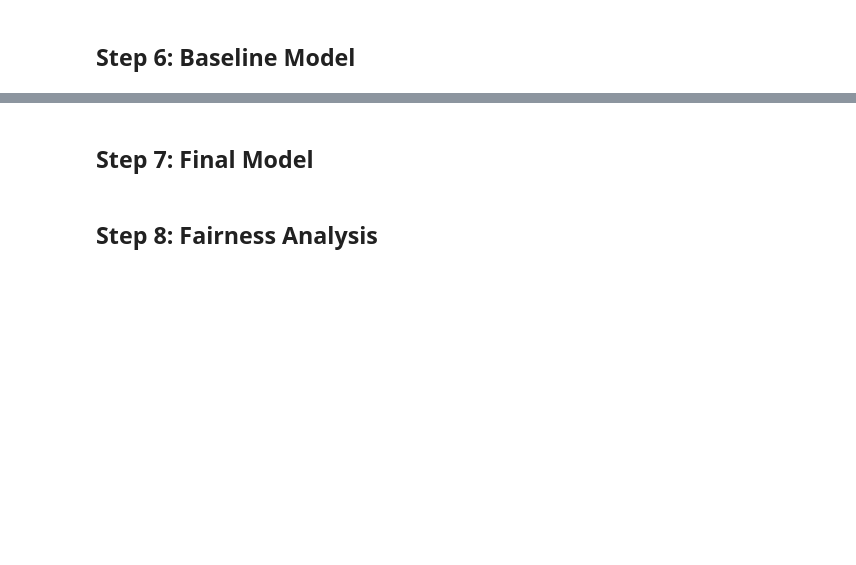
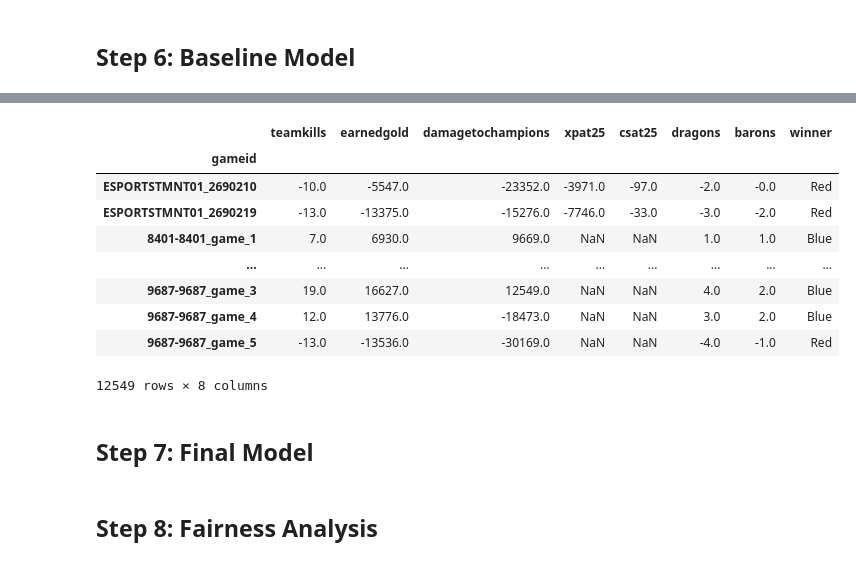
Before and after one commit to spattapu1/LoL-Statistical-Analysis, a Jupyter notebook: finalproject.ipynb, the cells around one changed output, grey strips where cells are left out. Cells and saved outputs as stored; diff of their text form; code cells hidden in the pictures; blank space fills up the shorter version.

```diff
--- a/finalproject.ipynb
+++ b/finalproject.ipynb
@@ -195,0 +208,3 @@ len(unique_games)
+# %%
+winners = teams[teams['result'] == 1][['gameid', 'side']]
+winners.head()
@@ -196,3 +218,38 @@ len(unique_games)
+# %%
+unique_games = teams['gameid'].unique()
+
+cols = ['teamkills',
+       'earnedgold', 'damagetochampions', 'xpat25', 'csat25', 'dragons',
+       'barons']
+
+games_dict = {}
+for game in unique_games:
+    temp = teams[teams['gameid'] == game]
+
+    diffs = []
+    for col in cols:
+        diff = -1 * (temp[col].diff().iloc[1])
+        diffs.append(diff)
+
+    games_dict[game] = diffs
+# %%
+diffs_df = pd.DataFrame(games_dict).T
+diffs_df.columns = cols
+diffs_df = diffs_df.merge(winners, how='inner', left_index=True, right_on='gameid')
+diffs_df = diffs_df.set_index('gameid')
+diffs_df = diffs_df.rename(columns={'side': 'winner'})
+diffs_df
+# %% [output]
+|  | teamkills | earnedgold | damagetochampions | xpat25 | csat25 | dragons | barons | winner |
+| gameid |  |  |  |  |  |  |  |  |
+| ESPORTSTMNT01_2690210 | -10.0 | -5547.0 | -23352.0 | -3971.0 | -97.0 | -2.0 | -0.0 | Red |
+| ESPORTSTMNT01_2690219 | -13.0 | -13375.0 | -15276.0 | -7746.0 | -33.0 | -3.0 | -2.0 | Red |
+| 8401-8401_game_1 | 7.0 | 6930.0 | 9669.0 | NaN | NaN | 1.0 | 1.0 | Blue |
+| ... | ... | ... | ... | ... | ... | ... | ... | ... |
+| 9687-9687_game_3 | 19.0 | 16627.0 | 12549.0 | NaN | NaN | 4.0 | 2.0 | Blue |
+| 9687-9687_game_4 | 12.0 | 13776.0 | -18473.0 | NaN | NaN | 3.0 | 2.0 | Blue |
+| 9687-9687_game_5 | -13.0 | -13536.0 | -30169.0 | NaN | NaN | -4.0 | -1.0 | Red |
+12549 rows × 8 columns
 # %% [markdown]
 ## Step 7: Final Model
 # %%
```
Also changed, not shown: parts of 6 cells of this notebook.
